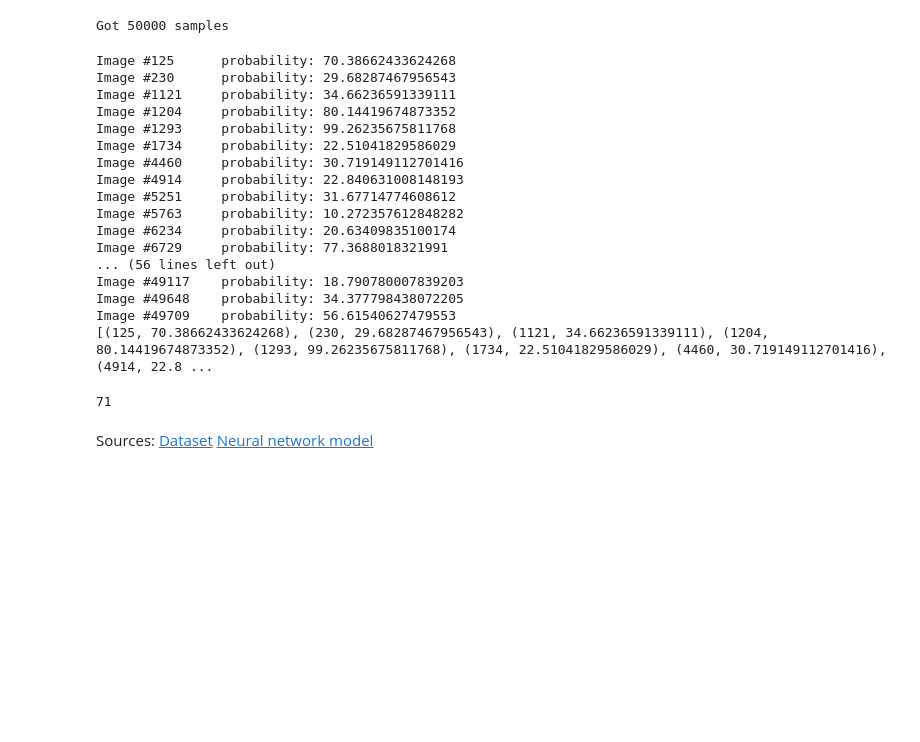
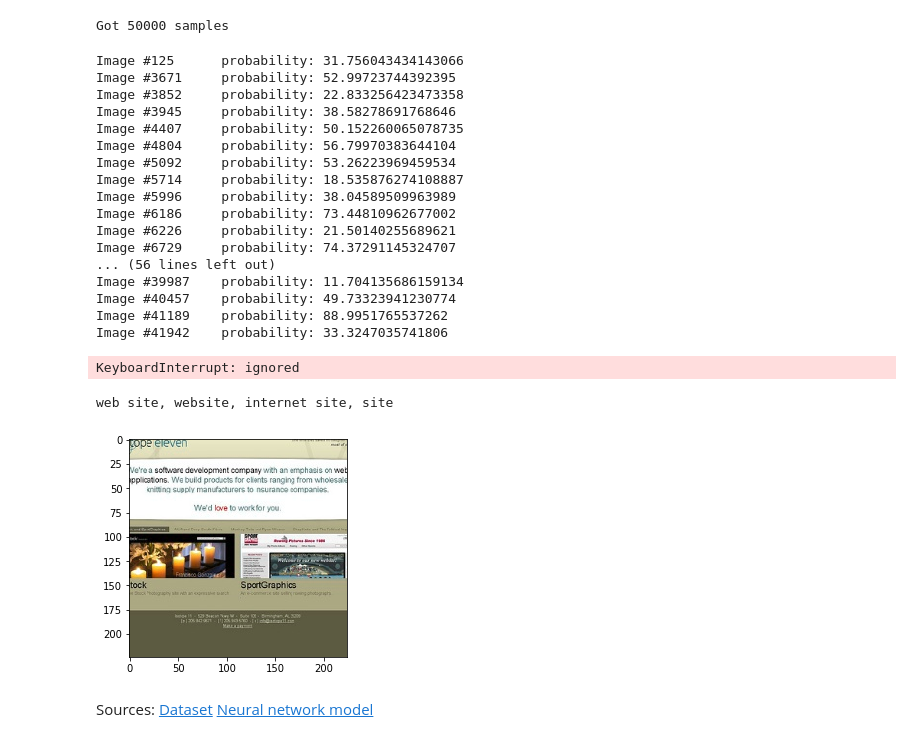
Before and after one commit to pkonowrocki/Multiple-pixels-attack, a Jupyter notebook: MultiplePixelsAttack.ipynb, the cells around one changed output. Saved outputs shown, nothing was run; the diff lists cells and outputs as text; code cells hidden in the pictures; blank space fills up the shorter version.

```diff
--- a/MultiplePixelsAttack.ipynb
+++ b/MultiplePixelsAttack.ipynb
@@ -1,6 +1,10 @@
 # %% [markdown]
 <a href="https://colab.research.google.com/github/pkonowrocki/Multiple-pixels-attack/blob/master/MultiplePixelsAttack.ipynb" target="_parent"><img src="https://colab.research.google.com/assets/colab-badge.svg" alt="Open In Colab"/></a>
 # %%
+#install required files
+!pip3 install torch torchvision
+!pip3 install matplotlib
+
 file_id = '1Iz4CTYuTT-_eS1HrIU410VkeomP5dl0R'
 
 #authentication
@@ -28,6 +32,10 @@ try:
   assert type(dataset)!="<class 'dict'>", "Something went wrong with downloading file"
   print("Dataset ready")
 
+  from urllib.request import urlopen
+  idx2label = pickle.load(urlopen('https://gist.githubusercontent.com/yrevar/6135f1bd8dcf2e0cc683/raw/d133d61a09d7e5a3b36b8c111a8dd5c4b5d560ee/imagenet1000_clsid_to_human.pkl') )
+  print("Labels ready")
+
 except:
   print("Something wrong with file")
   print("Trying to download the file and upload it to a Gdrive")
@@ -64,7 +193,7 @@ device = torch.device("cuda:0" if torch.cuda.is_available() else "cpu")
 print(device)
 
 import torchvision.models as models
-net = models.alexnet(pretrained=True).to(device)
+net = models.shufflenet_v2_x1_0(pretrained=True).to(device)
 net.eval()
 
 print("Network ready")
@@ -77,7 +258,7 @@ Network ready
 import numpy as np
 import cv2
 import torch
-import torch.nn
+import torch.nn as nn
 
 def str2img(str_b):
     return cv2.imdecode(np.fromstring(str_b, np.uint8), cv2.IMREAD_COLOR)
@@ -97,32 +278,41 @@ for i in range(len(dataset["target"])):
   image[:, 0, :, :].sub_(mean[0]).div_(std[0])
   image[:, 1, :, :].sub_(mean[1]).div_(std[1])
   image[:, 2, :, :].sub_(mean[2]).div_(std[2])
-  label = dataset["target"][i]
+  target = dataset["target"][i]
   output = net(image)
   output = m(output)
   values, indices = torch.max(output, 1)
-  if(label==indices.item()):
+  if(target==indices.item()):
     print("Image #"+str(i)+"\tprobability: "+str(values.item()*100))
     positive.append((i, values.item()*100))
 
 print(positive)
 # %% [output]
 Got 50000 samples
-Image #125      probability: 70.38662433624268
-Image #230      probability: 29.68287467956543
-Image #1121     probability: 34.66236591339111
-Image #1204     probability: 80.14419674873352
-Image #1293     probability: 99.26235675811768
-Image #1734     probability: 22.51041829586029
-Image #4460     probability: 30.719149112701416
-Image #4914     probability: 22.840631008148193
-Image #5251     probability: 31.67714774608612
-Image #5763     probability: 10.272357612848282
-Image #6234     probability: 20.63409835100174
-Image #6729     probability: 77.3688018321991
+Image #125      probability: 31.756043434143066
+Image #3671     probability: 52.99723744392395
+Image #3852     probability: 22.833256423473358
+Image #3945     probability: 38.58278691768646
+Image #4407     probability: 50.152260065078735
+Image #4804     probability: 56.79970383644104
+Image #5092     probability: 53.26223969459534
+Image #5714     probability: 18.535876274108887
+Image #5996     probability: 38.04589509963989
+Image #6186     probability: 73.44810962677002
+Image #6226     probability: 21.50140255689621
+Image #6729     probability: 74.37291145324707
 ... (56 lines left out)
-Image #49117    probability: 18.790780007839203
-Image #49648    probability: 34.377798438072205
-Image #49709    probability: 56.61540627479553
-[(125, 70.38662433624268), (230, 29.68287467956543), (1121, 34.66236591339111), (1204, 80.14419674873352), (1293, 99.26235675811768), (1734, 22.51041829586029), (4460, 30.719149112701416), (4914, 22.8 ...
+Image #39987    probability: 11.704135686159134
+Image #40457    probability: 49.73323941230774
+Image #41189    probability: 88.9951765537262
+Image #41942    probability: 33.3247035741806
+KeyboardInterrupt: ignored
 # %%
+import numpy as np
+import cv2
+import torch
+import torch.nn
+
+def str2img(str_b):
+    return cv2.imdecode(np.frombuffer(str_b, np.uint8), cv2.IMREAD_COLOR)
+
@@ -130,4 +320,10 @@ positive = [(125, 70.38662433624268), (230, 29.68287467956543), (1121, 34.662365
+
+import matplotlib.pyplot as plt
+i = 47259
+plt.imshow(str2img(dataset["data"][i]))
+print(idx2label[dataset["target"][i]])
 # %% [output]
-71
+web site, website, internet site, site
+[figure, added]
 # %% [markdown]
 Sources: [Dataset](https://github.com/aaron-xichen/pytorch-playground) [Neural network model](https://pytorch.org/docs/stable/torchvision/models.html)
```
Also changed, not shown: parts of 7 cells of this notebook.
